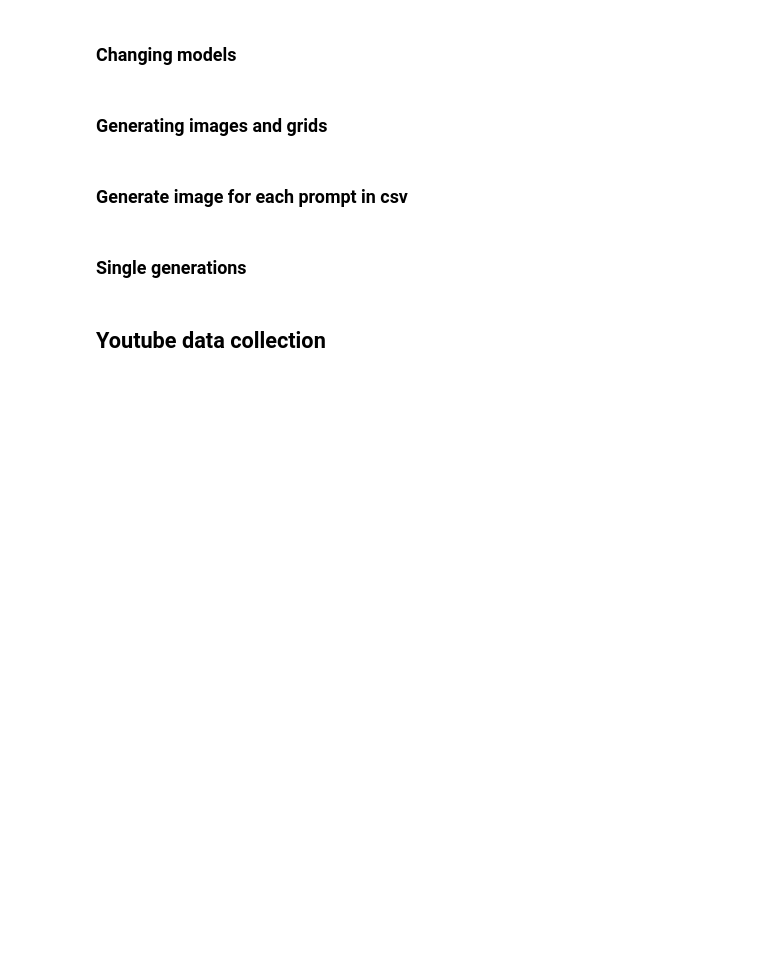
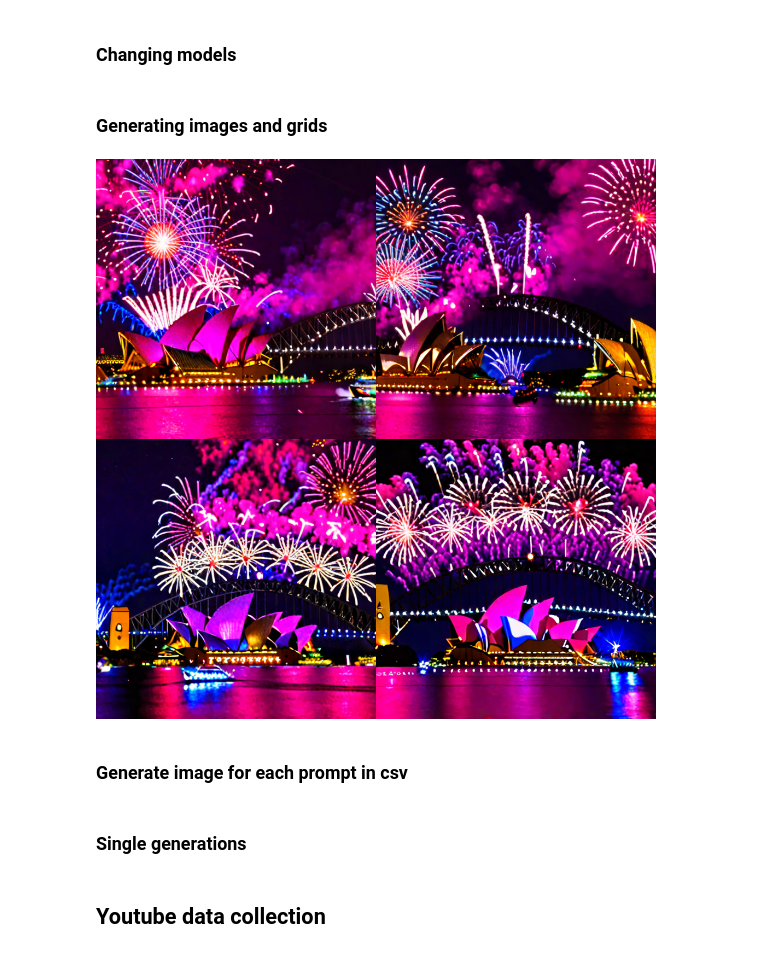
Before and after one commit to TheDying0fLight/Computergrafik, a Jupyter notebook: example.ipynb, the cells around one changed output. Cells and saved outputs as stored; diff of their text form; code cells hidden in the pictures; blank space fills up the shorter version.

```diff
--- a/example.ipynb
+++ b/example.ipynb
@@ -60,5 +73,7 @@ pipe = diff.optimized_sd3pipeline("stabilityai/stable-diffusion-3.5-medium")
 diff.set_model(pipe)
 # %%
 diff.set_model(diff.sana_sd3pipeline("Efficient-Large-Model/Sana_600M_1024px_diffusers"))
+# %%
+diff.pipe.load_lora_weights("last.safetensors")
 # %% [markdown]
 ### Generating images and grids
@@ -70,3 +80,10 @@ display(diff.get_grid())
+# %%
+prompt = "A thumbnail showing A breathtaking fireworks display over Sydney Harbour, showcasing the iconic Sydney Opera House and Harbour Bridge. Vivid purple, pink, and white fireworks explode against a dark night sky, reflected in the calm waters below. Numerous boats are scattered across the harbor, adding to the festive atmosphere.  The scene is vibrant, lively, and celebratory."
+all_images = diff.generate(prompt, batch_size=4)
+display(diff.get_grid())
+# [i.save(f'{idx}.webp') for idx,i in enumerate(all_images)]
+# %% [output]
+[figure, added]
 # %% [markdown]
 ### Generate image for each prompt in csv
 # %%
```
Also changed, not shown: parts of 6 cells of this notebook, 33 other files.
